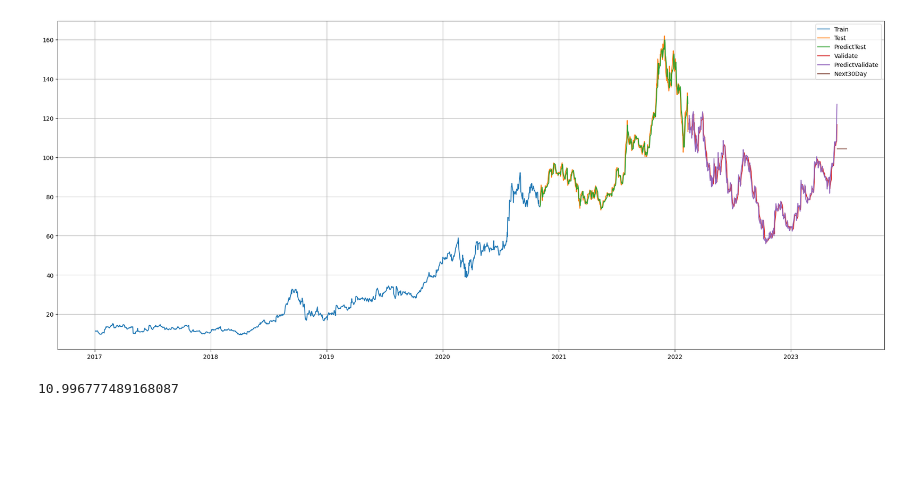
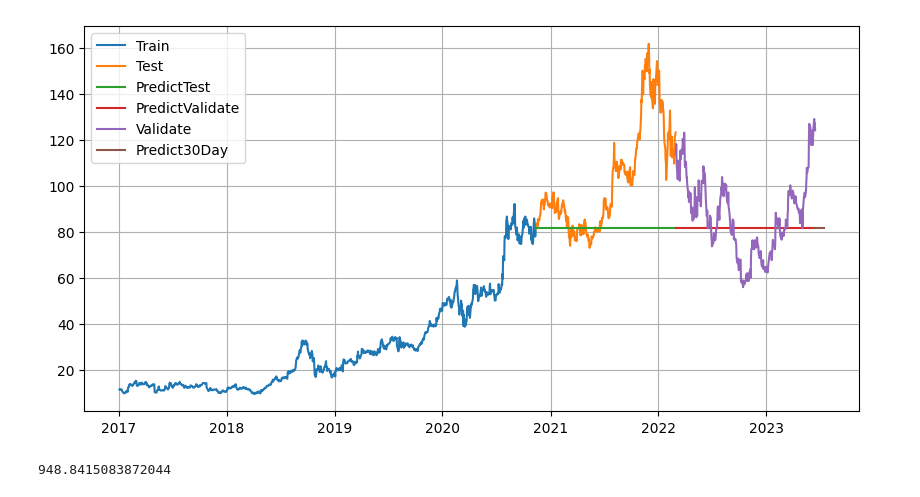
Before and after one commit to dangnghiepcuong/IS403.N21.HTTT_Nhom2, a Jupyter notebook: 6. ETS/SES_model.ipynb, the cells around one changed output. Saved outputs shown, nothing was run; the diff lists cells and outputs as text; code cells hidden in the pictures; blank space fills up the shorter version.

```diff
--- a/6. ETS/SES_model.ipynb
+++ b/6. ETS/SES_model.ipynb
@@ -8,7 +8,7 @@ from statsmodels.tsa.api import SimpleExpSmoothing
 import matplotlib.pyplot as plt
 from sklearn.metrics import accuracy_score, precision_score, recall_score, f1_score, mean_squared_error, mean_absolute_error
 # %%
-df = pd.read_csv('../../Datasets/AMD Historical Data.csv')
+df = pd.read_csv('../Datasets/AMD Historical Data.csv')
 df
 # %% [output]
 |  | Date | Price | Open | High | Low | Vol. | Change % |
@@ -168,21 +166,21 @@ print(last_date)
 # %%
 # Drawing
-plt.figure(figsize=(13, 5))
+plt.figure(figsize=(10, 5))
 plt.plot(df.index[:train_size], train_data)
 plt.plot(df.index[train_size : train_size + test_size], test_data)
 plt.plot(df.index[train_size : train_size + test_size], y_pred)
 plt.plot(df.index[train_size + test_size :], y_pred_val)
 plt.plot(df.index[train_size + test_size :], val_data)
 plt.plot(index_next_30_days, y_next_30_days)
-plt.legend(['Train', 'Test', 'PredictTest', 'Validate', 'PredictValidate', 'Next30Day'])
+plt.legend(['Train', 'Test', 'PredictTest', 'PredictValidate', 'Validate', 'Predict30Day'])
 
 plt.grid()
 # plt.savefig('SES_AMD_631.png')
 plt.show()
 # %% [output]
-[figure, old version]
+[figure, new version]
 # %%
 test_mse = mean_squared_error(test_data, y_pred)
 print(test_mse)
 # %% [output]
-10.996777489168087
+948.8415083872044
```
Also changed, not shown: parts of 7 cells of this notebook, 9 other files.
